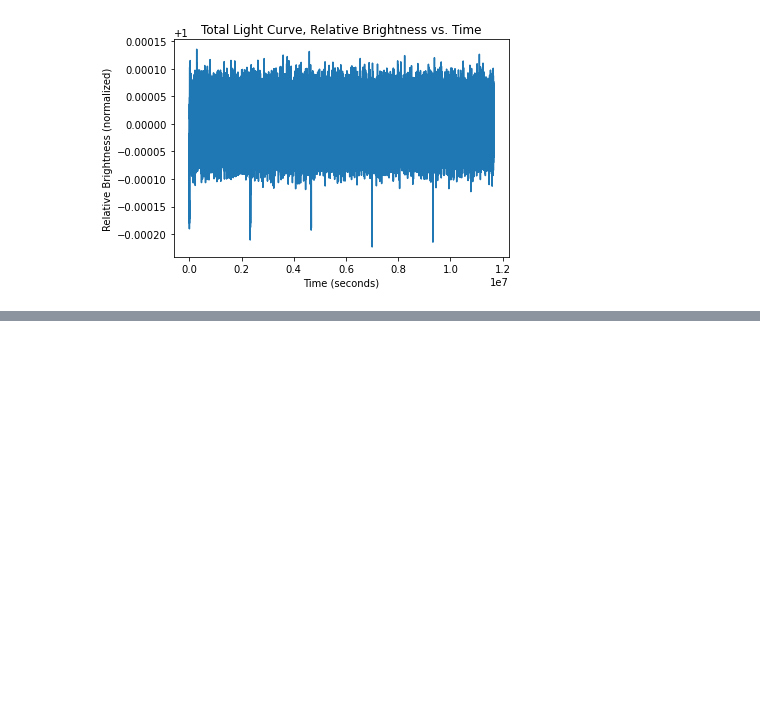
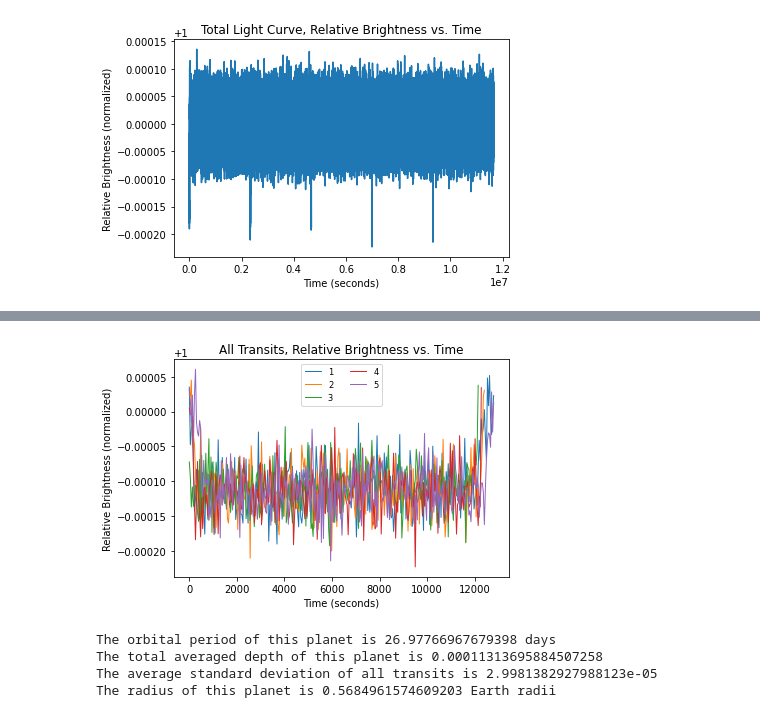
Before and after one commit to grobbins2/AST3019_Final, a Jupyter notebook: Project_workspace.ipynb, the cells around one changed output, grey strips where cells are left out. Drawn from its saved outputs; the diff is of its cells as text; code cells hidden in the pictures; blank space fills up the shorter version.

```diff
--- a/Project_workspace.ipynb
+++ b/Project_workspace.ipynb
@@ -46,0 +62,55 @@ The standard deviation of this transit is 3.967134598782216e-05 .
+# %%
+#Project Part 3
+#------------------------for loop evaluating all transits------------------
+k=-1
+i=0
+while i != 1:
+    k +=1
+    for n in range(len(lightcurve_brightness)):
+        if n == len(lightcurve_brightness)-1: #stop loop when reaching end of data
+            i=1
+        if n > transit_end_indice[k]: #begin test only after previous transit ends
+            if lightcurve_brightness[n] <= transit_mean*1.00001 and lightcurve_brightness[n] >= transit_mean*.99999:
+                if lightcurve_brightness[n+2] <= transit_mean*1.00001 and lightcurve_brightness[n+2] >= transit_mean*.99999: #ensuring transit occurs within error
+                    transit_start_time.append(lightcurve_sec[n])
+                    transit_start_indice.append(n)
+                    break
+
+    for n in range(len(lightcurve_brightness)): #calculate end transit time by matching beginning transit brightness with error
+        if n == len(lightcurve_brightness)-1: #stop loop when reaching end of data
+            i=1
+        if n>transit_start_indice[k]+10: #begin test after previous transit begins
+            if lightcurve_brightness[n] <= no_transit_mean*1.00001 and lightcurve_brightness[n] >= no_transit_mean*.99999: #test if transit ends within error
+                transit_end_time.append(lightcurve_sec[n])
+                transit_end_indice.append(n)
+                break
+#-----------------------------plotting------------------
+plt.plot(lightcurve_sec[0:transit_end_indice[0]],lightcurve_brightness[0:transit_end_indice[0]], label = '1', linewidth = 1)
+offset = 15
+for n in range(1,5): # for loop to plot all 5 transits, subtract initial time and widen plot to view entire overplotted transits
+    plt.plot((lightcurve_sec[transit_start_indice[2*n]-offset:transit_end_indice[2*n]] - lightcurve_sec[transit_start_indice[2*n]-offset]),lightcurve_brightness[transit_start_indice[2*n]-offset:transit_end_indice[2*n]], label = str(n+1), linewidth = 1)
+    transit_mean_average.append(lightcurve_brightness[transit_start_indice[2*n]+10:transit_end_indice[2*n]-10].mean(axis=0)) #Average Transit
+    std.append(lightcurve_brightness[transit_start_indice[2*n]+10:transit_end_indice[2*n]-10].std(axis=0)) #Average standard deviation
+plt.xlabel('Time (seconds)')
+plt.ylabel('Relative Brightness (normalized)')
+plt.legend(loc=9,ncol=2,fontsize='small')
+plt.title('All Transits, Relative Brightness vs. Time')
+plt.savefig('All_Transits_GR.png',dpi=300,bbox_inches='tight')
+# %% [output]
+[figure, added]
+# %%
+#Project Part 3 Continued
+for n in range(4):
+    orbital_period.append(lightcurve_sec[transit_start_indice[2*n+2]] -lightcurve_sec[transit_start_indice[2*n]]) #Calculating orbital period
+print('The orbital period of this planet is',np.mean(orbital_period)/3600/24,'days')
+Flux = 1-np.mean(transit_mean_average) # Average Flux
+print('The total averaged depth of this planet is',Flux)
+print('The average standard deviation of all transits is',np.mean(std))
+Rplanet = (Flux**(0.5))*Rstar #Transit Flux equation, In Solar Radii
+Rplanet_Earth = Rplanet*109.076 #In Earth Radii
+print('The radius of this planet is',Rplanet_Earth,'Earth radii')
+# %% [output]
+The orbital period of this planet is 26.97766967679398 days
+The total averaged depth of this planet is 0.00011313695884507258
+The average standard deviation of all transits is 2.9981382927988123e-05
+The radius of this planet is 0.5684961574609203 Earth radii
```
Also changed, not shown: parts of 3 cells of this notebook, 2 other files.
